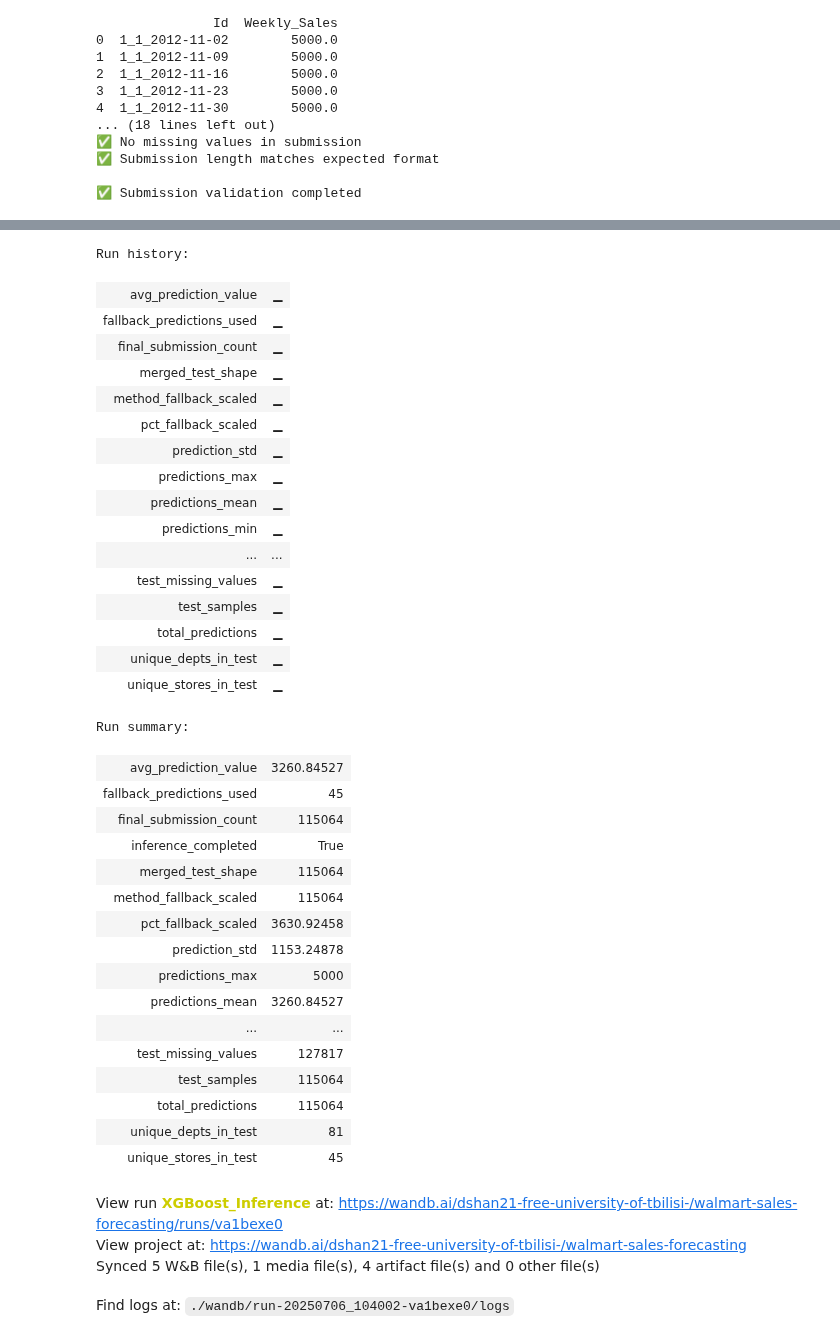
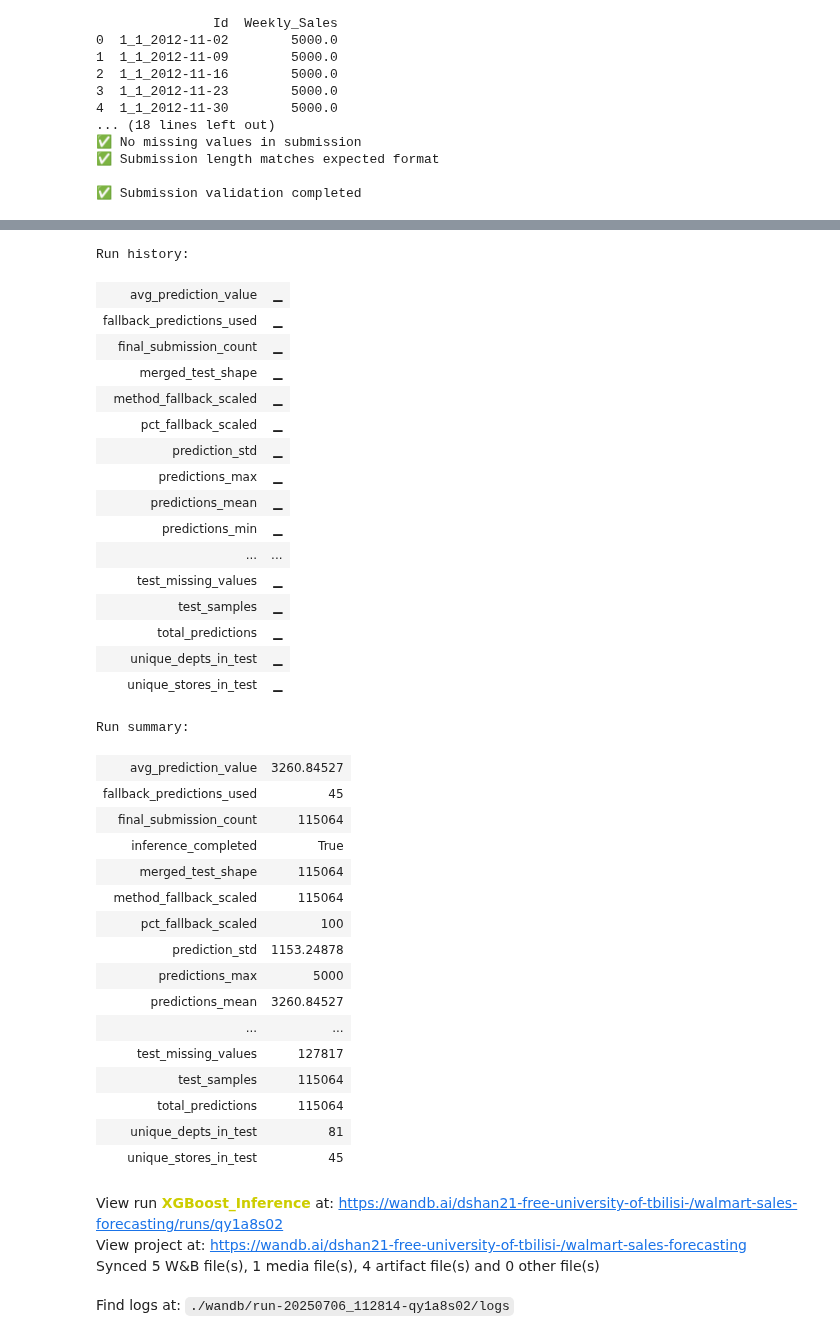
Before and after one commit to wrymp/Final-Project-Walmart-Recruiting---Store-Sales-Forecasting, a Jupyter notebook: model_inference.ipynb, the cells around one changed output, grey strips where cells are left out. Cells and saved outputs as stored; diff of their text form; code cells hidden in the pictures.

```diff
--- a/model_inference.ipynb
+++ b/model_inference.ipynb
@@ -713,6 +684,8 @@ except Exception as e:
     print("Submission files saved locally")
 
 # Final comprehensive logging
+total_predictions = len(submission)  # Define total_predictions
+
 final_metrics = {
     "submission_filename": submission_filename,
     "inference_completed": True,
@@ -721,7 +694,7 @@ final_metrics = {
     "fallback_predictions_used": len(sarima_system.fallback_predictions),
     "avg_prediction_value": float(submission['Weekly_Sales'].mean()),
     "prediction_std": float(submission['Weekly_Sales'].std()),
-    **{f"pct_{method}": (count/total_groups)*100 for method, count in prediction_methods.items()}
+    **{f"pct_{method}": (count/total_predictions)*100 for method, count in prediction_methods.items()}
 }
 
 wandb.log(final_metrics)
@@ -738,7 +711,7 @@ print(f"🤖 Model used: SARIMA Ensemble Pipeline")
 print(f"⏰ Generated at: {datetime.now().strftime('%Y-%m-%d %H:%M:%S')}")
 print("\n📊 Model Usage:")
 for method, count in prediction_methods.items():
-    print(f"  {method}: {count} combinations ({count/total_groups*100:.1f}%)")
+    print(f"  {method}: {count} combinations ({count/total_predictions*100:.1f}%)")
 print("="*70)
 print("📤 NEXT STEPS:")
 print(f"1. Upload '{submission_filename}' to Kaggle competition")
@@ -768,30 +741,30 @@ SARIMA INFERENCE COMPLETED SUCCESSFULLY!
 ======================================================================
 [interactive output not drawn]
 Run history:
 | avg_prediction_value | ▁ |
 | fallback_predictions_used | ▁ |
 | final_submission_count | ▁ |
 | merged_test_shape | ▁ |
 | method_fallback_scaled | ▁ |
 | pct_fallback_scaled | ▁ |
 | prediction_std | ▁ |
 | predictions_max | ▁ |
 | predictions_mean | ▁ |
 | predictions_min | ▁ |
 | ... | ... |
 | test_missing_values | ▁ |
 | test_samples | ▁ |
 | total_predictions | ▁ |
 | unique_depts_in_test | ▁ |
 | unique_stores_in_test | ▁ |
 Run summary:
 | avg_prediction_value | 3260.84527 |
 | fallback_predictions_used | 45 |
 | final_submission_count | 115064 |
 | inference_completed | True |
 | merged_test_shape | 115064 |
 | method_fallback_scaled | 115064 |
-| pct_fallback_scaled | 3630.92458 |
+| pct_fallback_scaled | 100 |
 | prediction_std | 1153.24878 |
 | predictions_max | 5000 |
 | predictions_mean | 3260.84527 |
@@ -801,7 +774,7 @@ Run summary:
 | total_predictions | 115064 |
 | unique_depts_in_test | 81 |
 | unique_stores_in_test | 45 |
-View run XGBoost_Inference at: https://wandb.ai/dshan21-free-university-of-tbilisi-/walmart-sales-forecasting/runs/va1bexe0
+View run XGBoost_Inference at: https://wandb.ai/dshan21-free-university-of-tbilisi-/walmart-sales-forecasting/runs/qy1a8s02
 View project at: https://wandb.ai/dshan21-free-university-of-tbilisi-/walmart-sales-forecasting
 Synced 5 W&B file(s), 1 media file(s), 4 artifact file(s) and 0 other file(s)
-Find logs at: ./wandb/run-20250706_104002-va1bexe0/logs
+Find logs at: ./wandb/run-20250706_112814-qy1a8s02/logs
```
Also changed, not shown: parts of 3 cells of this notebook.
